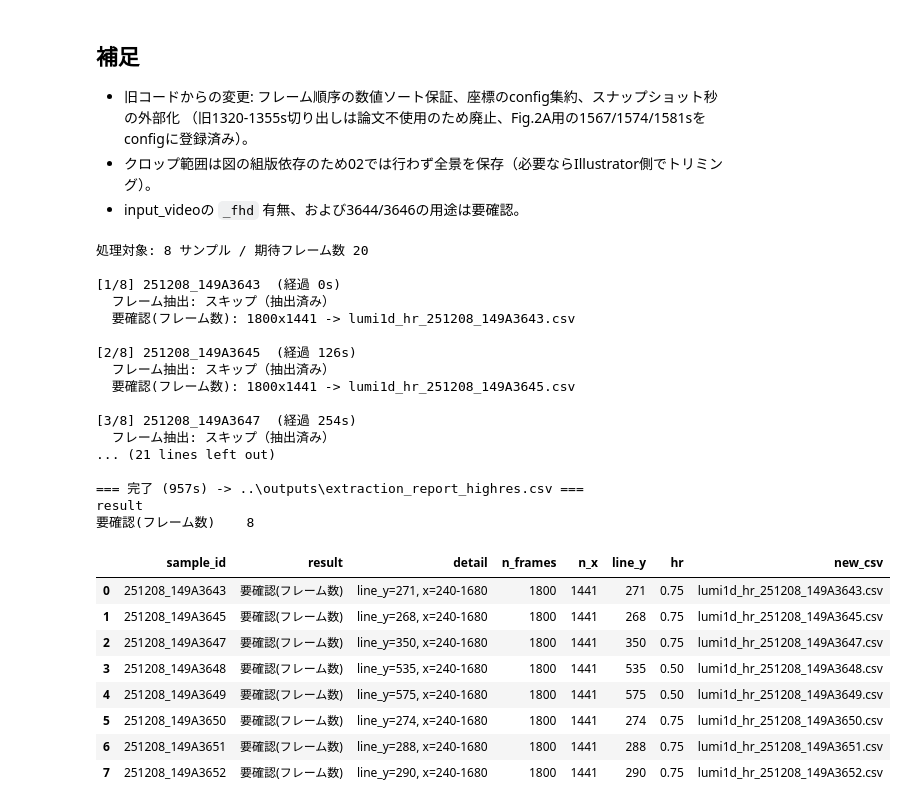
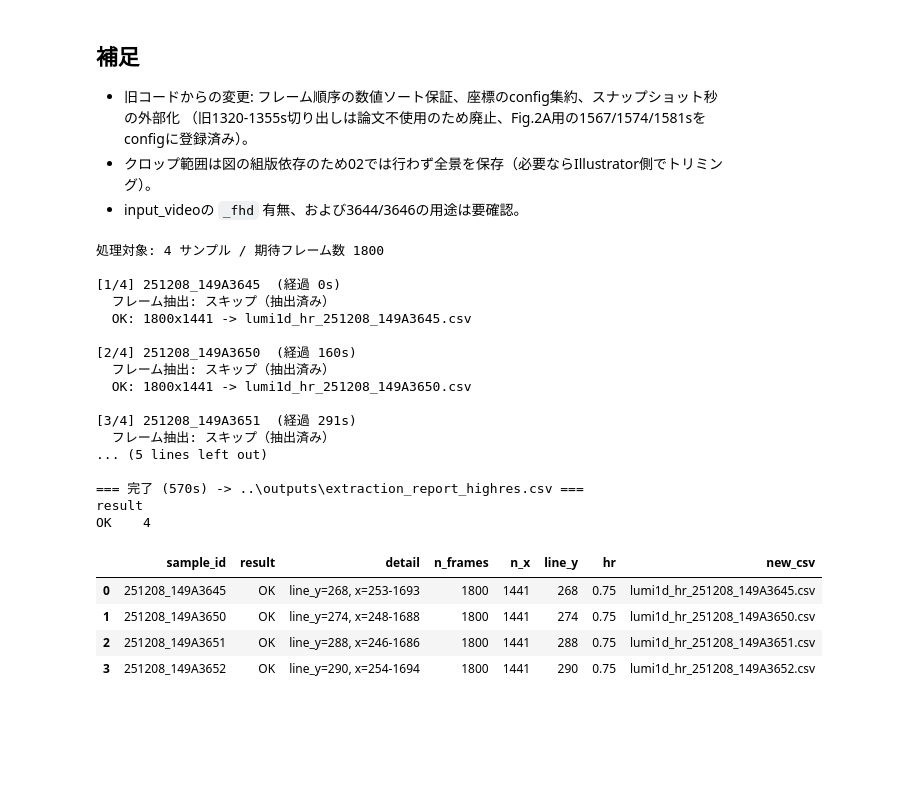
Before and after one commit to KenanMatsui/publication_data_and_codes, a Jupyter notebook: fig1_kymograph_distribution/notebooks/02_extract_luminance_highres.ipynb, the cells around one changed output. Saved outputs shown, nothing was run; the diff lists cells and outputs as text; code cells hidden in the pictures; blank space fills up the shorter version.

```diff
--- a/fig1_kymograph_distribution/notebooks/02_extract_luminance_highres.ipynb
+++ b/fig1_kymograph_distribution/notebooks/02_extract_luminance_highres.ipynb
@@ -128,7 +128,10 @@ y_if, y_fl = cfg["y_interface_px"], cfg["y_floor_px"]
 hr = cfg.get("height_ratio_from_floor", defaults["height_ratio_from_floor"])
 line_y = round(y_fl - hr * (y_fl - y_if))
 dx = round(defaults["analysis_halfwidth_mm"] * px_per_mm)
-line = [W // 2 - dx, line_y, W // 2 + dx, line_y]
+# 柱ありは柱中心を40mmアンカーとして抽出。03のpillar_edges_mmと式を一致させること
+pe = cfg["pillar_edges_px"]
+x_center_px = round((pe[0] + pe[1]) / 2) if pe else W // 2
+line = [x_center_px - dx, line_y, x_center_px + dx, line_y]
 print(f"px/mm={px_per_mm:.2f}, 界面y={y_if}, 底面y={y_fl}, 抽出線y={line_y}, x={line[0]}-{line[2]}")
 
 plt.figure(figsize=(16, 9))
@@ -182,7 +185,10 @@ import gc
 import time
 
 # ============ バッチ設定 ============
-RUN_SAMPLES = [sid for sid, c in config["samples"].items() if c.get("used_in_paper")]
+#RUN_SAMPLES = [sid for sid, c in config["samples"].items() if c.get("used_in_paper")]
+# 変更後（柱ありのみ＝アンカー修正の影響を受ける4本。再抽出完了後は元に戻す）
+RUN_SAMPLES = [sid for sid, c in config["samples"].items()
+               if c.get("used_in_paper") and c["pillar_edges_px"]]
 QA_DIR = Path("../outputs/qa_highres")                           # QAオーバーレイ保存先（公開前に削除）
 REPORT_PATH = Path("../outputs/extraction_report_highres.csv")   # 結果表の出力先
 QA_DIR.mkdir(parents=True, exist_ok=True)
@@ -240,7 +246,10 @@ for n, sid in enumerate(RUN_SAMPLES, 1):
     hr = c.get("height_ratio_from_floor", defaults["height_ratio_from_floor"])
     line_y = round(y_fl - hr * (y_fl - y_if))
     dx = round(defaults["analysis_halfwidth_mm"] * px_per_mm)
-    line = [W // 2 - dx, line_y, W // 2 + dx, line_y]
+    # 柱ありは柱中心を40mmアンカーとして抽出。03のpillar_edges_mmと式を一致させること
+    pe = c["pillar_edges_px"]
+    x_center_px = round((pe[0] + pe[1]) / 2) if pe else W // 2
+    line = [x_center_px - dx, line_y, x_center_px + dx, line_y]
 
     # --- §4 輝度抽出・保存（ストリーミング、全フレームは保持しない） ---
     lumi = extract_luminance_streaming(paths, line)
@@ -261,47 +270,43 @@ for n, sid in enumerate(RUN_SAMPLES, 1):
     plt.savefig(QA_DIR / f"qa_{sid}.png", dpi=100, bbox_inches="tight")
     plt.close()
 
     n_frames, n_x = np.shape(lumi)
     verdict = "OK" if n_frames == N_FRAMES_EXPECTED else "要確認(フレーム数)"
     records.append({"sample_id": sid, "result": verdict,
                     "detail": f"line_y={line_y}, x={line[0]}-{line[2]}",
                     "n_frames": n_frames, "n_x": n_x, "line_y": line_y, "hr": hr,
                     "new_csv": out_path.name})
     print(f"  {verdict}: {n_frames}x{n_x} -> {out_path.name}")
 
     del lumi, last
     gc.collect()
 
 report = pd.DataFrame(records)
 REPORT_PATH.parent.mkdir(parents=True, exist_ok=True)
 report.to_csv(REPORT_PATH, index=False, encoding="utf-8-sig")
 print(f"\n=== 完了 ({time.time() - t0:.0f}s) -> {REPORT_PATH} ===")
 print(report["result"].value_counts().to_string())
 report
 # %% [output]
-処理対象: 8 サンプル / 期待フレーム数 20
+処理対象: 4 サンプル / 期待フレーム数 1800
 
-[1/8] 251208_149A3643  (経過 0s)
+[1/4] 251208_149A3645  (経過 0s)
   フレーム抽出: スキップ（抽出済み）
-  要確認(フレーム数): 1800x1441 -> lumi1d_hr_251208_149A3643.csv
+  OK: 1800x1441 -> lumi1d_hr_251208_149A3645.csv
 
-[2/8] 251208_149A3645  (経過 126s)
+[2/4] 251208_149A3650  (経過 160s)
   フレーム抽出: スキップ（抽出済み）
-  要確認(フレーム数): 1800x1441 -> lumi1d_hr_251208_149A3645.csv
+  OK: 1800x1441 -> lumi1d_hr_251208_149A3650.csv
 
-[3/8] 251208_149A3647  (経過 254s)
+[3/4] 251208_149A3651  (経過 291s)
   フレーム抽出: スキップ（抽出済み）
-... (21 lines left out)
+... (5 lines left out)
 
-=== 完了 (957s) -> ..\outputs\extraction_report_highres.csv ===
+=== 完了 (570s) -> ..\outputs\extraction_report_highres.csv ===
 result
-要確認(フレーム数)    8
+OK    4
 |  | sample_id | result | detail | n_frames | n_x | line_y | hr | new_csv |
-| 0 | 251208_149A3643 | 要確認(フレーム数) | line_y=271, x=240-1680 | 1800 | 1441 | 271 | 0.75 | lumi1d_hr_251208_149A3643.csv |
-| 1 | 251208_149A3645 | 要確認(フレーム数) | line_y=268, x=240-1680 | 1800 | 1441 | 268 | 0.75 | lumi1d_hr_251208_149A3645.csv |
-| 2 | 251208_149A3647 | 要確認(フレーム数) | line_y=350, x=240-1680 | 1800 | 1441 | 350 | 0.75 | lumi1d_hr_251208_149A3647.csv |
-| 3 | 251208_149A3648 | 要確認(フレーム数) | line_y=535, x=240-1680 | 1800 | 1441 | 535 | 0.50 | lumi1d_hr_251208_149A3648.csv |
-| 4 | 251208_149A3649 | 要確認(フレーム数) | line_y=575, x=240-1680 | 1800 | 1441 | 575 | 0.50 | lumi1d_hr_251208_149A3649.csv |
-| 5 | 251208_149A3650 | 要確認(フレーム数) | line_y=274, x=240-1680 | 1800 | 1441 | 274 | 0.75 | lumi1d_hr_251208_149A3650.csv |
-| 6 | 251208_149A3651 | 要確認(フレーム数) | line_y=288, x=240-1680 | 1800 | 1441 | 288 | 0.75 | lumi1d_hr_251208_149A3651.csv |
-| 7 | 251208_149A3652 | 要確認(フレーム数) | line_y=290, x=240-1680 | 1800 | 1441 | 290 | 0.75 | lumi1d_hr_251208_149A3652.csv |
+| 0 | 251208_149A3645 | OK | line_y=268, x=253-1693 | 1800 | 1441 | 268 | 0.75 | lumi1d_hr_251208_149A3645.csv |
+| 1 | 251208_149A3650 | OK | line_y=274, x=248-1688 | 1800 | 1441 | 274 | 0.75 | lumi1d_hr_251208_149A3650.csv |
+| 2 | 251208_149A3651 | OK | line_y=288, x=246-1686 | 1800 | 1441 | 288 | 0.75 | lumi1d_hr_251208_149A3651.csv |
+| 3 | 251208_149A3652 | OK | line_y=290, x=254-1694 | 1800 | 1441 | 290 | 0.75 | lumi1d_hr_251208_149A3652.csv |
```
Also changed, not shown: 5 other files.
